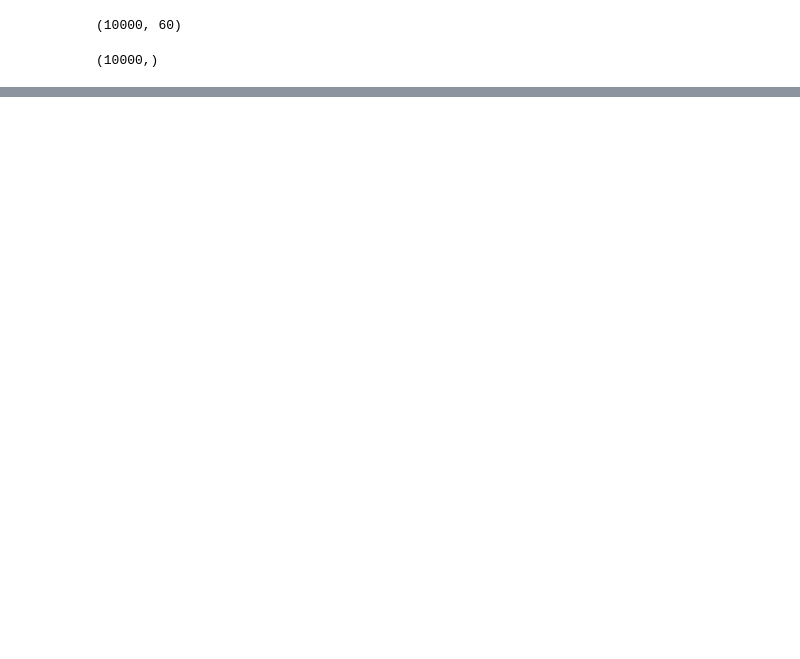
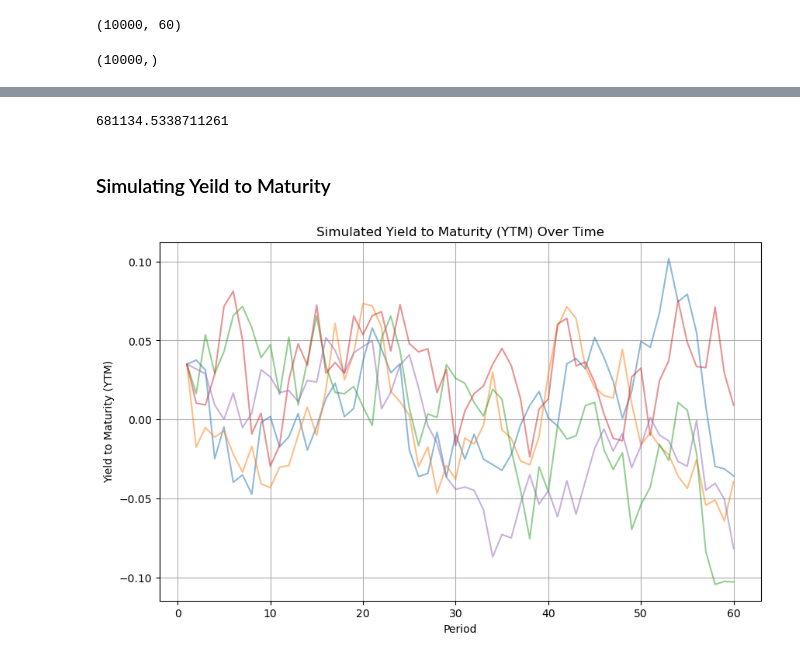
Before and after one commit to riddhi927/FRTB-comparative-Analysis, a Jupyter notebook: CDO Valuation 2.ipynb, the cells around one changed output, grey strips where cells are left out. Cells and saved outputs as stored; diff of their text form; code cells hidden in the pictures; blank space fills up the shorter version.

```diff
--- a/CDO Valuation 2.ipynb
+++ b/CDO Valuation 2.ipynb
@@ -313,0 +473,9 @@ array([[145454.54545455,  27045.13761025,  80214.60610972, ...,
+# %%
+sr_values = np.zeros(num_simulations)
+jr_values = np.zeros(num_simulations)
+resd_values = np.zeros(num_simulations)
+
+for i in range(num_simulations):
+    sr_values[i] = np.sum(discounted_sr[i,:])
+    jr_values[i] = np.sum(discounted_jr[i,:])
+    resd_values[i] = np.sum(discounted_resd[i,:])
@@ -313,0 +494,42 @@ array([[145454.54545455,  27045.13761025,  80214.60610972, ...,
+# %%
+residual_value
+# %% [output]
+681134.5338711261
+# %% [markdown]
+### Simulating Yeild to Maturity
+# %%
+def simulate_ytm(num_simulations, num_periods, face_value, coupon_rate, recovery_rate, correlation, copula_params, risk_free_rate, num_bonds, k, mean, sigma):
+    # Initialize arrays to store results
+    ytms = np.zeros((num_simulations, num_periods))
+
+    # Generate random shocks
+    shocks = np.random.normal(0, sigma, (num_simulations, num_periods))
+
+    # Initialize YTM with risk-free rate
+    ytms[:, 0] = risk_free_rate
+
+    for t in range(1, num_periods):
+        # Calculate next YTM using the model
+        ytms[:, t] = ytms[:, t - 1] + k * (mean - ytms[:, t - 1]) + sigma * shocks[:, t]
+
+    return ytms
+# %%
+k=0.2
+mean = 0.00  # Mean of the shocks
+sigma = 0.15  # Assumed standard deviation of the shocks
+ytms = simulate_ytm(5, num_periods, face_value, coupon_rate, recovery_rate, correlation, copula_params, risk_free_rate, num_bonds, k, mean, sigma)
+# %%
+def plot_ytms(ytms):
+    num_simulations, num_periods = ytms.shape
+    plt.figure(figsize=(10, 6))
+    for i in range(num_simulations):
+        plt.plot(range(1, num_periods + 1), ytms[i], alpha=0.5)
+    plt.title('Simulated Yield to Maturity (YTM) Over Time')
+    plt.xlabel('Period')
+    plt.ylabel('Yield to Maturity (YTM)')
+    plt.grid(True)
+    plt.show()
+# %%
+plot_ytms(ytms[:5])
+# %% [output]
+[figure, added]
```
Also changed, not shown: parts of 45 cells of this notebook.
